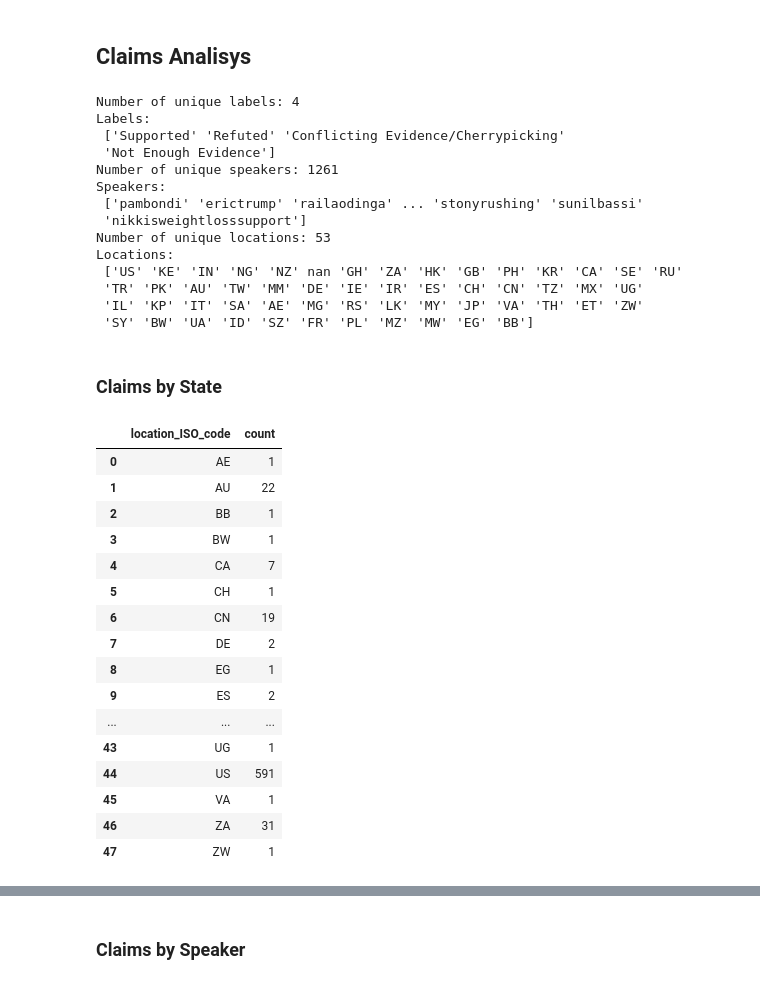
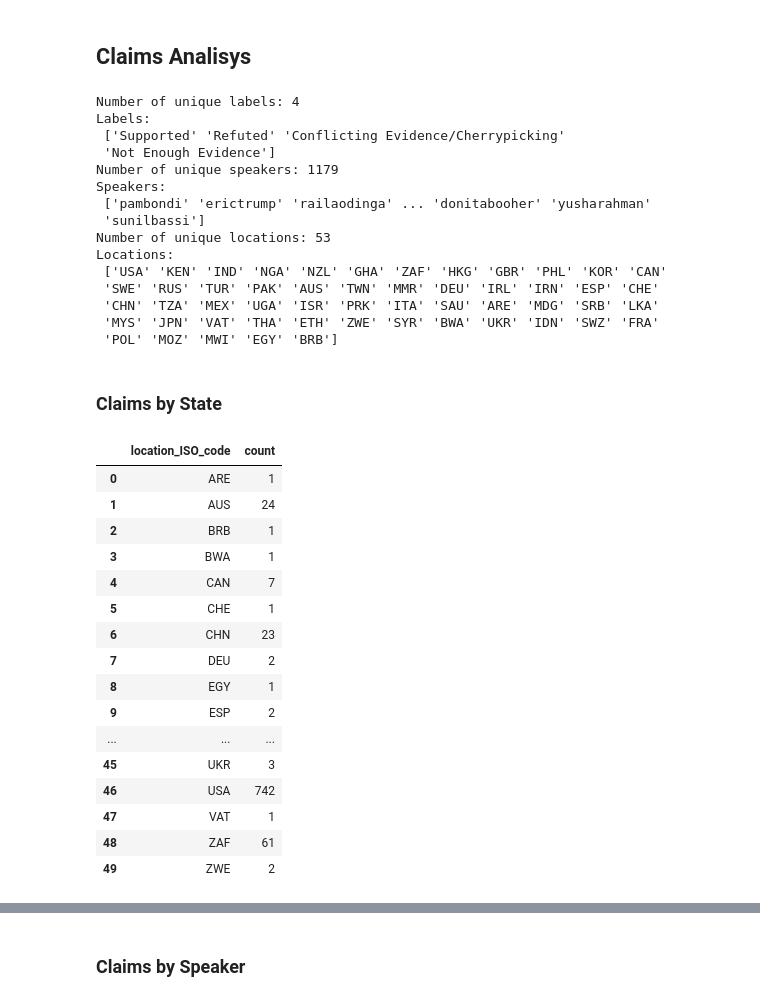
Before and after one commit to gloriadesideri/Claimify, a Jupyter notebook: ExploratoryAnalisys.ipynb, the cells around one changed output, grey strips where cells are left out. Saved outputs shown, nothing was run; the diff lists cells and outputs as text; code cells hidden in the pictures.

```diff
--- a/ExploratoryAnalisys.ipynb
+++ b/ExploratoryAnalisys.ipynb
@@ -24,10 +24,8 @@ for speaker in claims_df['speaker']:
 # %%
 # remove null values from the speaker column
 claims_df = claims_df.dropna(subset=['speaker'])
-# delete special characters from the speaker column
-claims_df['speaker'] = claims_df['speaker'].str.replace(r'[^\w\s]', '')
-# remove spaces from the speaker column
-claims_df['speaker'] = claims_df['speaker'].str.replace(' ', '')
+# remove null values from the location_ISO_code column
+claims_df = claims_df.dropna(subset=['location_ISO_code'])
 # %%
 def remove_titles(text):
     # Define a list of common English titles and political titles (all lowercase)
@@ -53,11 +57,23 @@ claims_df['speaker'] = claims_df['speaker'].apply(remove_titles)
+# %%
+# transform to date time the claim_date column
+claims_df['claim_date'] = pd.to_datetime(claims_df['claim_date'])
+# %%
+# translate iso code using country converter to ISO-3
+iso2_states = np.array(claims_df['location_ISO_code'])
+iso3_states = coco.convert(names=iso2_states, to='ISO3')
+# add the iso3 code to the dataframe using the correct order
+for i in range(len(iso3_states)):
+    claims_df.loc[claims_df['location_ISO_code'] == iso2_states[i], 'location_ISO_code'] = iso3_states[i]
 # %% [markdown]
 ## Claims Analisys
 # %%
 # Collect the number of unique labels, speakers, locations
 u_labels = claims_df['label'].unique()
 n_labels = claims_df['label'].nunique()
+
 u_speakers = claims_df['speaker'].unique()
 n_speakers = claims_df['speaker'].nunique()
+
 u_locations = claims_df['location_ISO_code'].unique()
 n_locations = claims_df['location_ISO_code'].nunique()
 
@@ -72,42 +88,44 @@ Number of unique labels: 4
 Labels:
  ['Supported' 'Refuted' 'Conflicting Evidence/Cherrypicking'
  'Not Enough Evidence']
-Number of unique speakers: 1261
+Number of unique speakers: 1179
 Speakers:
- ['pambondi' 'erictrump' 'railaodinga' ... 'stonyrushing' 'sunilbassi'
- 'nikkisweightlosssupport']
+ ['pambondi' 'erictrump' 'railaodinga' ... 'donitabooher' 'yusharahman'
+ 'sunilbassi']
 Number of unique locations: 53
 Locations:
- ['US' 'KE' 'IN' 'NG' 'NZ' nan 'GH' 'ZA' 'HK' 'GB' 'PH' 'KR' 'CA' 'SE' 'RU'
- 'TR' 'PK' 'AU' 'TW' 'MM' 'DE' 'IE' 'IR' 'ES' 'CH' 'CN' 'TZ' 'MX' 'UG'
- 'IL' 'KP' 'IT' 'SA' 'AE' 'MG' 'RS' 'LK' 'MY' 'JP' 'VA' 'TH' 'ET' 'ZW'
- 'SY' 'BW' 'UA' 'ID' 'SZ' 'FR' 'PL' 'MZ' 'MW' 'EG' 'BB']
+ ['USA' 'KEN' 'IND' 'NGA' 'NZL' 'GHA' 'ZAF' 'HKG' 'GBR' 'PHL' 'KOR' 'CAN'
+ 'SWE' 'RUS' 'TUR' 'PAK' 'AUS' 'TWN' 'MMR' 'DEU' 'IRL' 'IRN' 'ESP' 'CHE'
+ 'CHN' 'TZA' 'MEX' 'UGA' 'ISR' 'PRK' 'ITA' 'SAU' 'ARE' 'MDG' 'SRB' 'LKA'
+ 'MYS' 'JPN' 'VAT' 'THA' 'ETH' 'ZWE' 'SYR' 'BWA' 'UKR' 'IDN' 'SWZ' 'FRA'
+ 'POL' 'MOZ' 'MWI' 'EGY' 'BRB']
+# %%
+# detect the countries with the most refuted, conflicting and not evident claims
+refuted_df = claims_df[(claims_df['label'] == 'Refuted') | (claims_df['label'] == 'Conflicting Evidence/Cherrypicking') | (claims_df['label'] == 'Not Enough Evidence')]
 # %% [markdown]
 ### Claims by State
 # %%
-# detect the countries with the most refuted claims
-refuted_df = claims_df[claims_df['label'] == 'Refuted']
 # group by location_ISO_code and count the number of refuted claims
 refuted_by_state = refuted_df.groupby('location_ISO_code').size().reset_index(name='count')
 refuted_by_state
 # %% [output]
 |  | location_ISO_code | count |
-| 0 | AE | 1 |
-| 1 | AU | 22 |
-| 2 | BB | 1 |
-| 3 | BW | 1 |
-| 4 | CA | 7 |
-| 5 | CH | 1 |
-| 6 | CN | 19 |
-| 7 | DE | 2 |
-| 8 | EG | 1 |
-| 9 | ES | 2 |
+| 0 | ARE | 1 |
+| 1 | AUS | 24 |
+| 2 | BRB | 1 |
+| 3 | BWA | 1 |
+| 4 | CAN | 7 |
+| 5 | CHE | 1 |
+| 6 | CHN | 23 |
+| 7 | DEU | 2 |
+| 8 | EGY | 1 |
+| 9 | ESP | 2 |
 | ... | ... | ... |
-| 43 | UG | 1 |
-| 44 | US | 591 |
-| 45 | VA | 1 |
-| 46 | ZA | 31 |
-| 47 | ZW | 1 |
+| 45 | UKR | 3 |
+| 46 | USA | 742 |
+| 47 | VAT | 1 |
+| 48 | ZAF | 61 |
+| 49 | ZWE | 2 |
 # %%
 # get the overall claims by state
 claims_by_state =  claims_df.groupby('location_ISO_code').size().reset_index(name='count')
```
Also changed, not shown: parts of 26 cells of this notebook.
